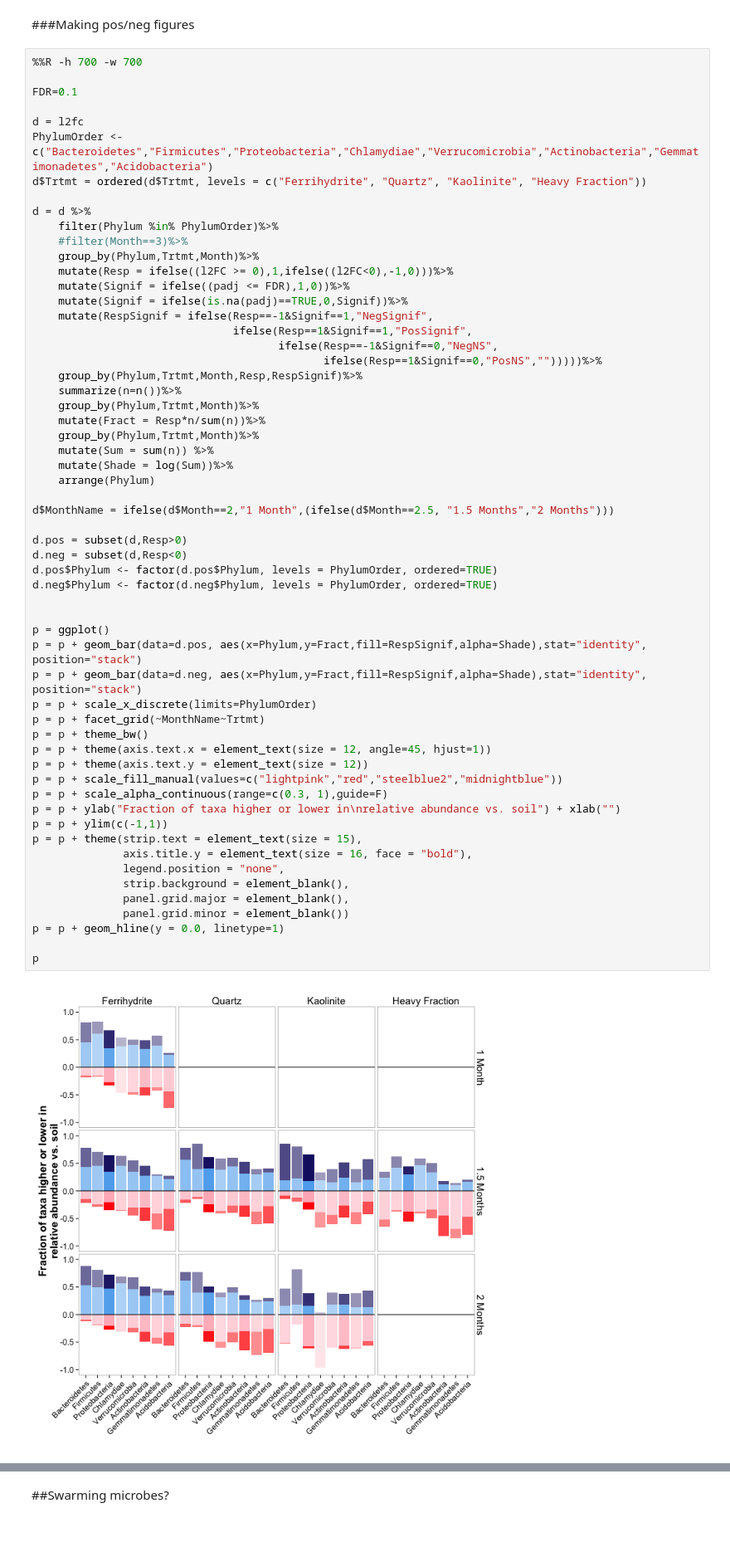
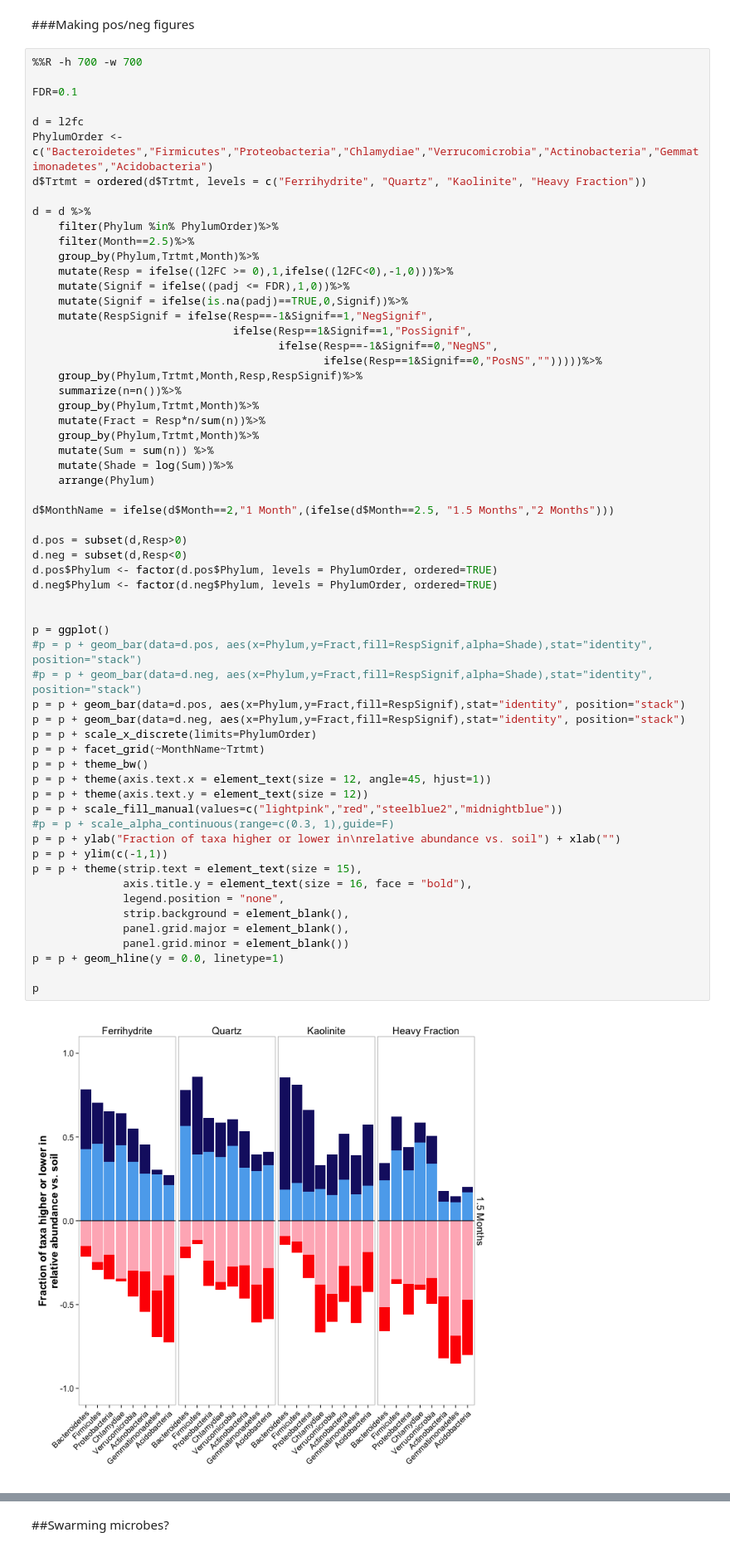
Before and after one commit to TheaWhitman/Mineral16S, a Jupyter notebook: manuscript_figures/Differential_abundance.ipynb, the cells around one changed output, grey strips where cells are left out. Shown at 83% size. Saved outputs shown, nothing was run; the diff lists cells and outputs as text.

```diff
--- a/manuscript_figures/Differential_abundance.ipynb
+++ b/manuscript_figures/Differential_abundance.ipynb
@@ -844,7 +848,7 @@ d$Trtmt = ordered(d$Trtmt, levels = c("Ferrihydrite", "Quartz", "Kaolinite", "He
 
 d = d %>%
     filter(Phylum %in% PhylumOrder)%>%
-    #filter(Month==3)%>%
+    filter(Month==2.5)%>%
     group_by(Phylum,Trtmt,Month)%>%
     mutate(Resp = ifelse((l2FC >= 0),1,ifelse((l2FC<0),-1,0)))%>%
     mutate(Signif = ifelse((padj <= FDR),1,0))%>%
@@ -862,36 +866,38 @@ d = d %>%
     mutate(Shade = log(Sum))%>%
     arrange(Phylum)
 
 d$MonthName = ifelse(d$Month==2,"1 Month",(ifelse(d$Month==2.5, "1.5 Months","2 Months")))
 
 d.pos = subset(d,Resp>0)
 d.neg = subset(d,Resp<0)
 d.pos$Phylum <- factor(d.pos$Phylum, levels = PhylumOrder, ordered=TRUE)
 d.neg$Phylum <- factor(d.neg$Phylum, levels = PhylumOrder, ordered=TRUE)
 
 
 p = ggplot()
-p = p + geom_bar(data=d.pos, aes(x=Phylum,y=Fract,fill=RespSignif,alpha=Shade),stat="identity", position="stack")
-p = p + geom_bar(data=d.neg, aes(x=Phylum,y=Fract,fill=RespSignif,alpha=Shade),stat="identity", position="stack")
+#p = p + geom_bar(data=d.pos, aes(x=Phylum,y=Fract,fill=RespSignif,alpha=Shade),stat="identity", position="stack")
+#p = p + geom_bar(data=d.neg, aes(x=Phylum,y=Fract,fill=RespSignif,alpha=Shade),stat="identity", position="stack")
+p = p + geom_bar(data=d.pos, aes(x=Phylum,y=Fract,fill=RespSignif),stat="identity", position="stack")
+p = p + geom_bar(data=d.neg, aes(x=Phylum,y=Fract,fill=RespSignif),stat="identity", position="stack")
 p = p + scale_x_discrete(limits=PhylumOrder)
 p = p + facet_grid(~MonthName~Trtmt)
 p = p + theme_bw()
 p = p + theme(axis.text.x = element_text(size = 12, angle=45, hjust=1))
 p = p + theme(axis.text.y = element_text(size = 12))
 p = p + scale_fill_manual(values=c("lightpink","red","steelblue2","midnightblue"))
-p = p + scale_alpha_continuous(range=c(0.3, 1),guide=F)
+#p = p + scale_alpha_continuous(range=c(0.3, 1),guide=F)
 p = p + ylab("Fraction of taxa higher or lower in\nrelative abundance vs. soil") + xlab("")
 p = p + ylim(c(-1,1))
 p = p + theme(strip.text = element_text(size = 15),
               axis.title.y = element_text(size = 16, face = "bold"),
               legend.position = "none",
               strip.background = element_blank(),
               panel.grid.major = element_blank(),
               panel.grid.minor = element_blank())
 p = p + geom_hline(y = 0.0, linetype=1)
 
 p
 # %% [output]
-[figure, old version]
+[figure, new version]
 # %%
 %%R
```
Also changed, not shown: parts of 18 cells of this notebook, 12 other files.
